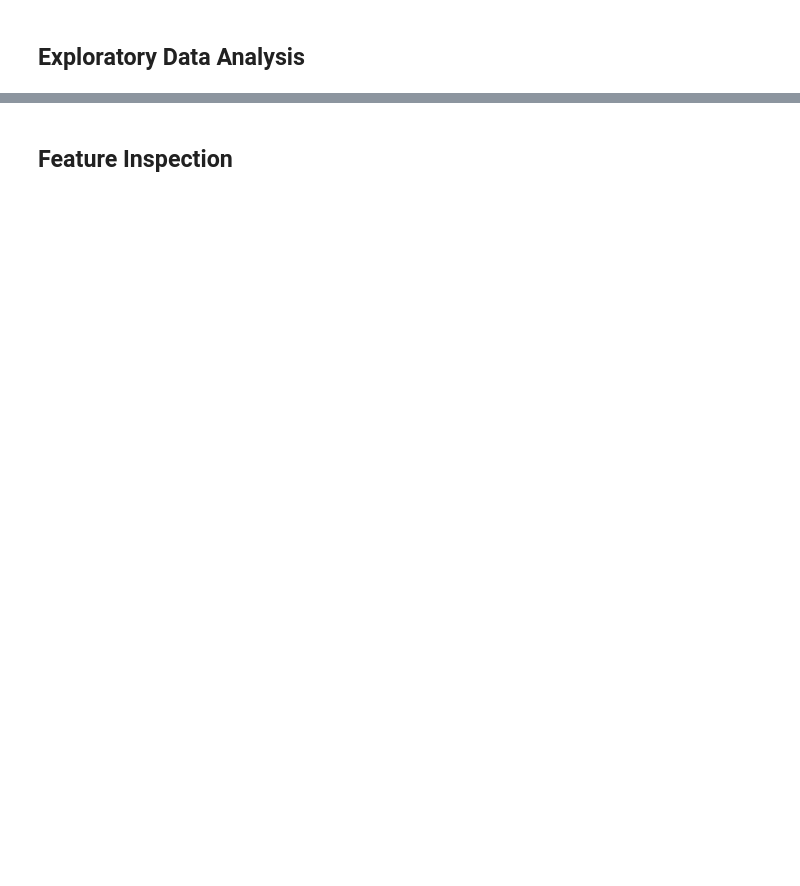
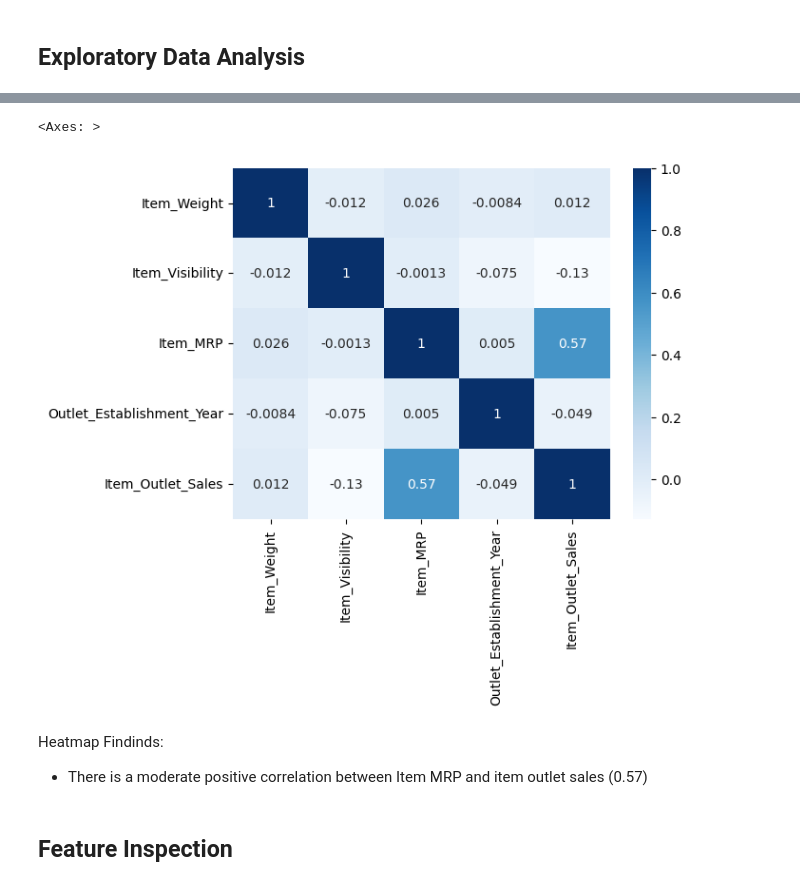
Before and after one commit to HinnHabib/Prediction-of-Product-Sales, a Jupyter notebook: Prediction_of_Product_Sales.ipynb, the cells around one changed output, grey strips where cells are left out. Saved outputs shown, nothing was run; the diff lists cells and outputs as text; code cells hidden in the pictures; blank space fills up the shorter version.

```diff
--- a/Prediction_of_Product_Sales.ipynb
+++ b/Prediction_of_Product_Sales.ipynb
@@ -290,0 +479,3 @@ df[num_cols].describe()
+# %%
+corr = df.corr(numeric_only=True)
+corr
@@ -291,2 +489,10 @@ df[num_cols].describe()
+# %%
+sns.heatmap(data=corr, annot=True, cmap = 'Blues')
+# %% [output]
+<Axes: >
+[figure, added]
+# %% [markdown]
+Heatmap Findinds:
+- There is a moderate positive correlation between Item MRP and item outlet sales (0.57)
 # %% [markdown]
 ## Feature Inspection
```
Also changed, not shown: parts of 22 cells of this notebook.
